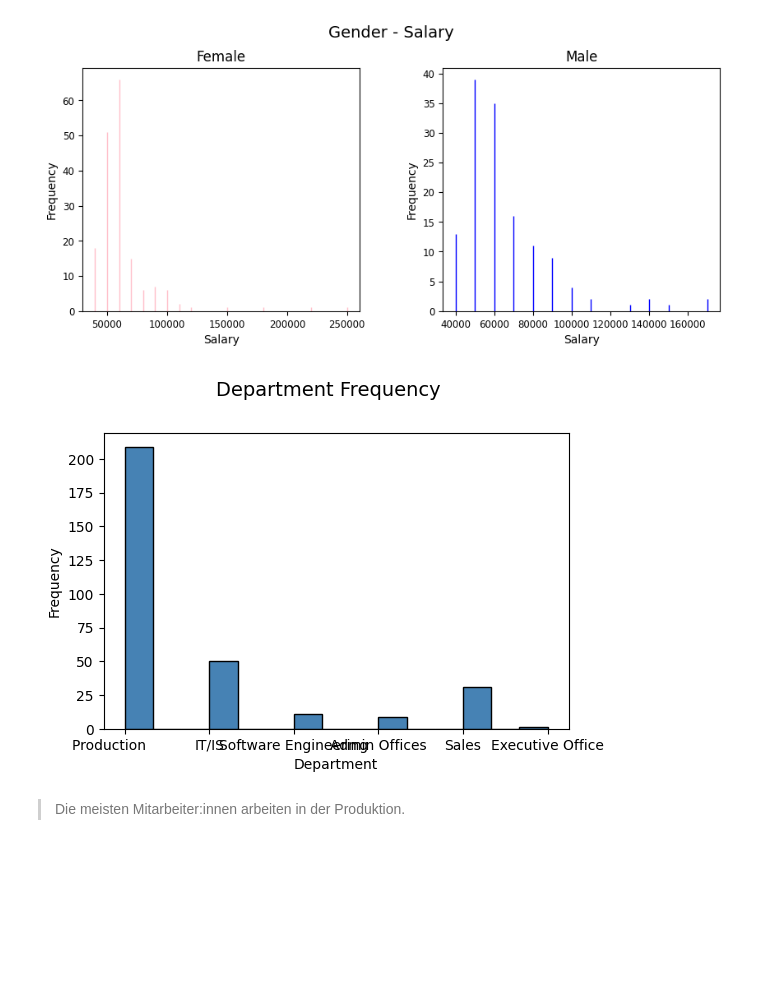
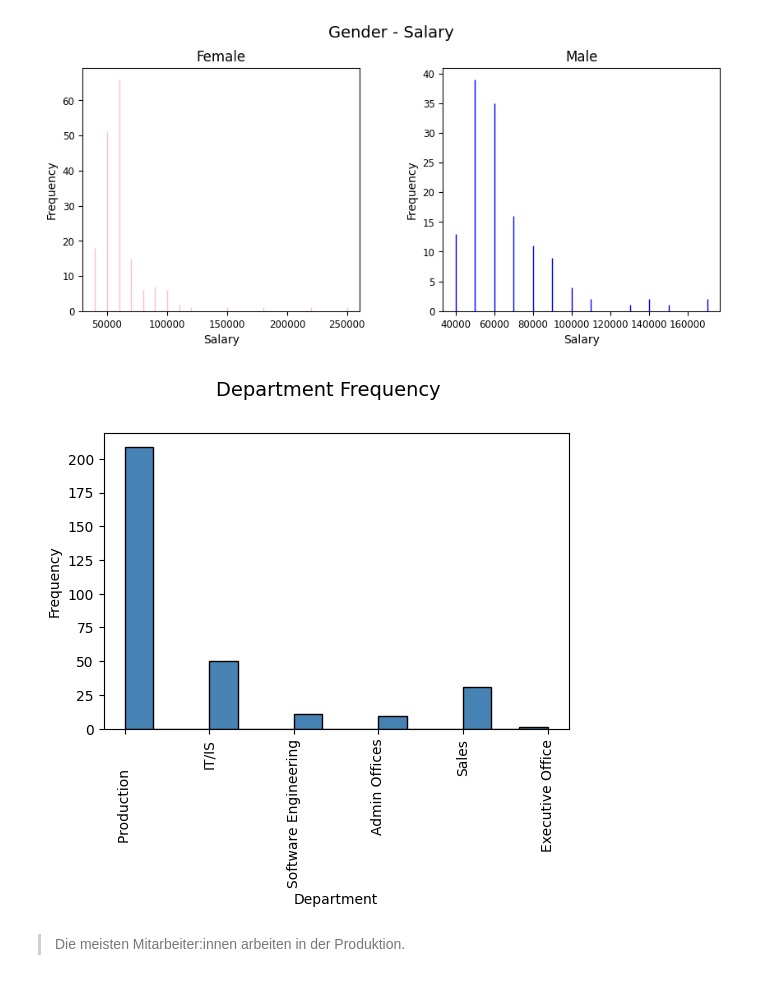
Before and after one commit to weissingerh/das-ex1, a Jupyter notebook: hrVis.ipynb, the cells around one changed output. Drawn from its saved outputs; the diff is of its cells as text; code cells hidden in the pictures; blank space fills up the shorter version.

```diff
--- a/hrVis.ipynb
+++ b/hrVis.ipynb
@@ -266,16 +306,17 @@ bar2 = ax2.bar(ww_q[0], ww_q[1], color='blue',
 # %%
 fig = plt.figure(figsize = (6,4))
 title = fig.suptitle("Department Frequency", fontsize=14)
 fig.subplots_adjust(top=0.85, wspace=0.3)
 
 ax = fig.add_subplot(1,1, 1)
+plt.xticks(rotation=90)
 ax.set_xlabel("Department")
 ax.set_ylabel("Frequency")
 
 freq, bins, patches = ax.hist(table['Department'], color='steelblue', bins=15,
                                     edgecolor='black', linewidth=1)
 # %% [output]
-[figure, old version]
+[figure, new version]
 # %% [markdown]
 > Die meisten Mitarbeiter:innen arbeiten in der Produktion.
 # %%
```
Also changed, not shown: parts of 10 cells of this notebook, 1 other file.
